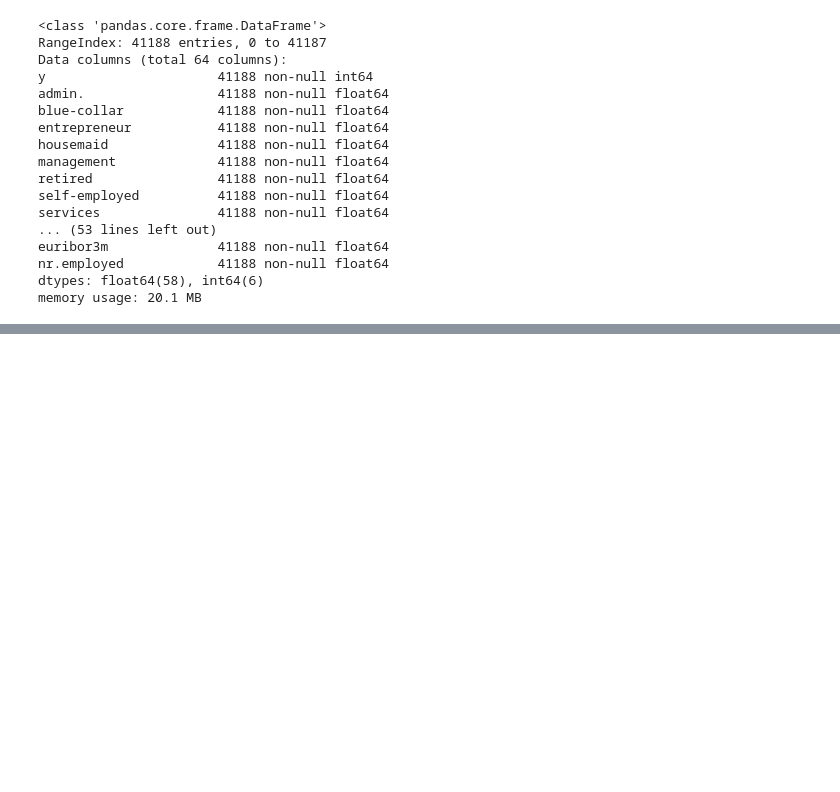
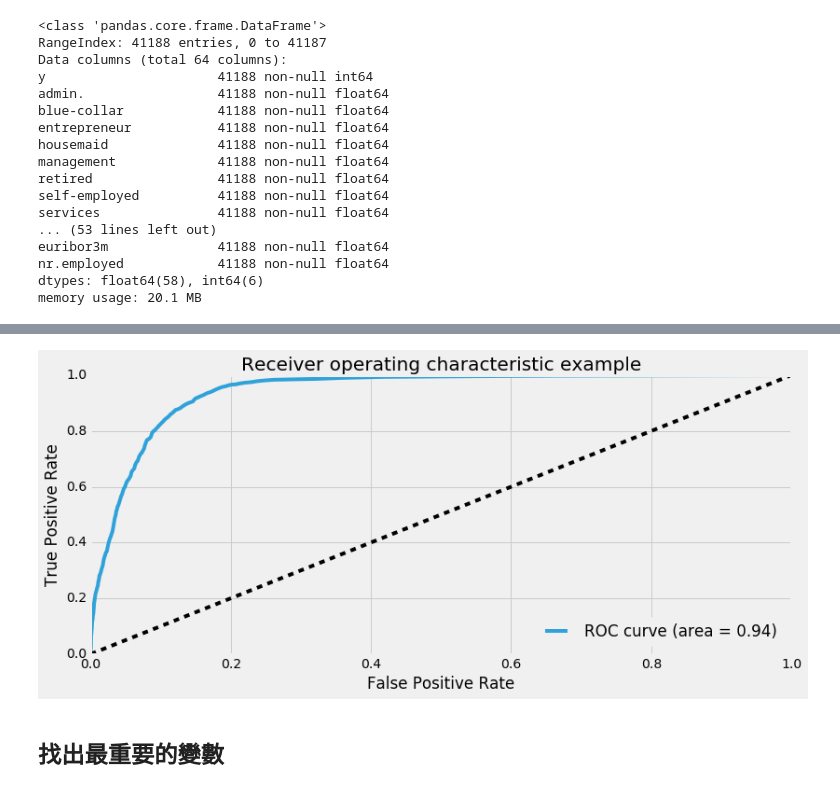
Before and after one commit to ywchiu/pyfintech, a Jupyter notebook: 20160805Demo.ipynb, the cells around one changed output, grey strips where cells are left out. Saved outputs shown, nothing was run; the diff lists cells and outputs as text; code cells hidden in the pictures; blank space fills up the shorter version.

```diff
--- a/20160805Demo.ipynb
+++ b/20160805Demo.ipynb
@@ -337,0 +396,14 @@ memory usage: 20.1 MB
+# %%
+from sklearn.tree import DecisionTreeClassifier
+clf = DecisionTreeClassifier(random_state=0)
+#clf.fit(X_train, y_train)
+
+from sklearn.neighbors import KNeighborsClassifier
+clf = KNeighborsClassifier()
+
+
+
+from sklearn.ensemble import RandomForestClassifier
+clf = RandomForestClassifier(n_estimators=201)
+
+clf.fit(X_train, y_train)
@@ -337,0 +451,3 @@ memory usage: 20.1 MB
+# %%
+probas_ = clf.fit(X_train, y_train).predict_proba(X_test)
+probas_[:, 1]
@@ -337,0 +457,5 @@ memory usage: 20.1 MB
+# %%
+from sklearn.metrics import roc_curve, auc
+fpr, tpr, thresholds = roc_curve(y_test, probas_[:, 1])
+roc_auc = auc(fpr, tpr)
+print("Area under the ROC curve : %f" % roc_auc)
@@ -337,0 +484,22 @@ memory usage: 20.1 MB
+# %%
+import pylab as pl
+pl.style.use('fivethirtyeight')
+from IPython.core.pylabtools import figsize
+figsize(12,5)
+# %%
+
+# Plot ROC curve
+pl.clf()
+pl.plot(fpr, tpr, label='ROC curve (area = %0.2f)' % roc_auc)
+pl.plot([0, 1], [0, 1], 'k--')
+pl.xlim([0.0, 1.0])
+pl.ylim([0.0, 1.0])
+pl.xlabel('False Positive Rate')
+pl.ylabel('True Positive Rate')
+pl.title('Receiver operating characteristic example')
+pl.legend(loc="lower right")
+pl.show()
+# %% [output]
+[figure, added]
+# %% [markdown]
+## 找出最重要的變數
```
Also changed, not shown: parts of 25 cells of this notebook.
